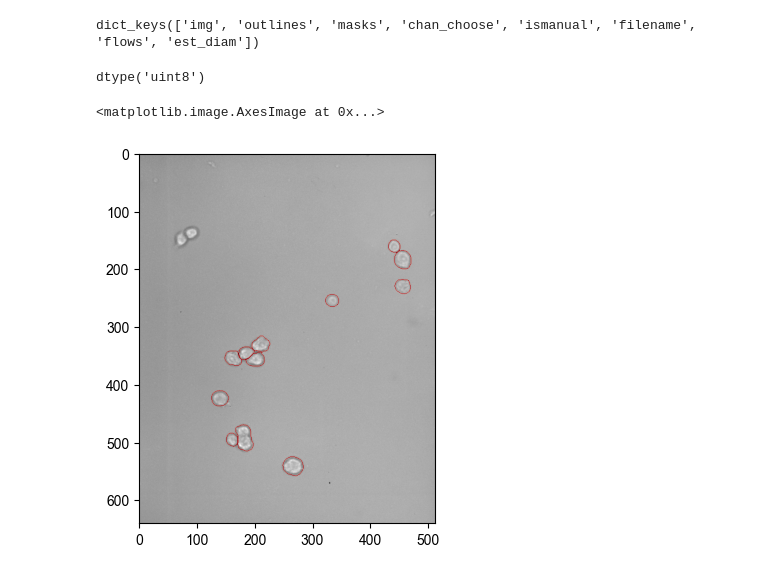
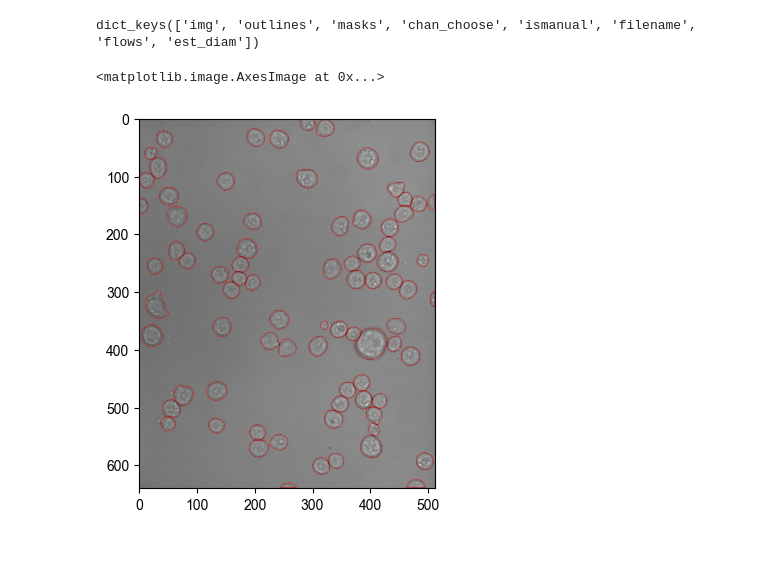
Before and after one commit to jsw99/photonic-nanomaterials-lab, a Jupyter notebook: Cell-Segmentation/segmentation_test.ipynb, the cells around one changed output. Cells and saved outputs as stored; diff of their text form; code cells hidden in the pictures.

```diff
--- a/Cell-Segmentation/segmentation_test.ipynb
+++ b/Cell-Segmentation/segmentation_test.ipynb
@@ -69,17 +133,17 @@ Text(0.5, 1.0, 'Accumulated intensity at a sinlge pixel')
 # %%
 # Fit intensity at different pixles in 7 different time frames,
 # Get slope, (y = mx + b)'s m
-x = np.arange(0, 7)
-slope_matrix = np.zeros((640, 512))
+x = np.arange(0, frame_count_b)
+slope_matrix_b = np.zeros((640, 512))
 
 t0 = time.perf_counter()
 for i in range(0, 512):
     for j in range(0, 640):
         intensity_frame = []
-        for k in range(0, 7):
-            intensity_frame.append(spe_tool.file.data[k][0][j][i])
+        for k in range(0, frame_count_b):
+            intensity_frame.append(spe_tools[0].file.data[k][0][j][i])
         coef = np.polyfit(x, intensity_frame, 1)
-        slope_matrix[j][i] = coef[0]
+        slope_matrix_b[j][i] = coef[0]
 
 t1 = time.perf_counter()
 print(t1-t0, 'seconds')
@@ -97 +161,16 @@ np.polyfit(np.arange(0, 7), temp, 1)[0] == slope_matrix[0][10]
 '\n# Test if slope matrix is correct\ntemp = []\nfor i in range(0, 7):\n    temp.append(spe_tool.file.data[i][0][0][10])\n\nnp.polyfit(np.arange(0, 7), temp, 1)[0] == slope_matrix[0][10]\n'
+# %%
+x = np.arange(0, frame_count_f)
+slope_matrix_f = np.zeros((640, 512))
+
+t0 = time.perf_counter()
+for i in range(0, 512):
+    for j in range(0, 640):
+        intensity_frame = []
+        for k in range(0, frame_count_f):
+            intensity_frame.append(spe_tools[1].file.data[k][0][j][i])
+        coef = np.polyfit(x, intensity_frame, 1)
+        slope_matrix_f[j][i] = coef[0]
+
+t1 = time.perf_counter()
+print(t1-t0, 'seconds')
@@ -165,30 +266,28 @@ test = np.load('no1_1_seg.npy')
+# %%
+test = np.load(r'output_npy\no1_1_0720_2_seg.npy', allow_pickle=True)
 # %%
 # Solve: IndexError: too many indices for array: array is 0-dimensional, but 1 were index
 temp = test.tolist()
+
+temp.keys()
+# %% [output]
+dict_keys(['img', 'outlines', 'masks', 'chan_choose', 'ismanual', 'filename', 'flows', 'est_diam'])
-# %%
-temp.keys()
-# %% [output]
-dict_keys(['img', 'outlines', 'masks', 'chan_choose', 'ismanual', 'filename', 'flows', 'est_diam'])
 # %%
 # 4 channels
 #temp['img'].shape == (640, 512, 4), temp['img'].dtype == uint8
 #temp['outlines'].shape == (640, 512)
-# %%
-temp['img'].dtype
-# %% [output]
-dtype('uint8')
 # %%
 # Convert temp['outlines'] to be of only 0 and 1
 outlines = np.zeros((640, 512))
 for i in range(0, 640):
     for j in range(0, 512):
         if temp['outlines'][i][j] > 0:
-            b[i][j] = 1
+            outlines[i][j] = 1
         else:
             pass
 # %%
 plt.imshow(temp['img'])
-plt.imshow(b*100, cmap='Reds', alpha=b, vmax=100, vmin=-100)
+plt.imshow(outlines*100, cmap='Reds', alpha=outlines, vmax=100, vmin=-100)
 # %% [output]
 <matplotlib.image.AxesImage at 0x...>
-[figure, old version]
+[figure, new version]
```
Also changed, not shown: parts of 26 cells of this notebook, 34 other files.
